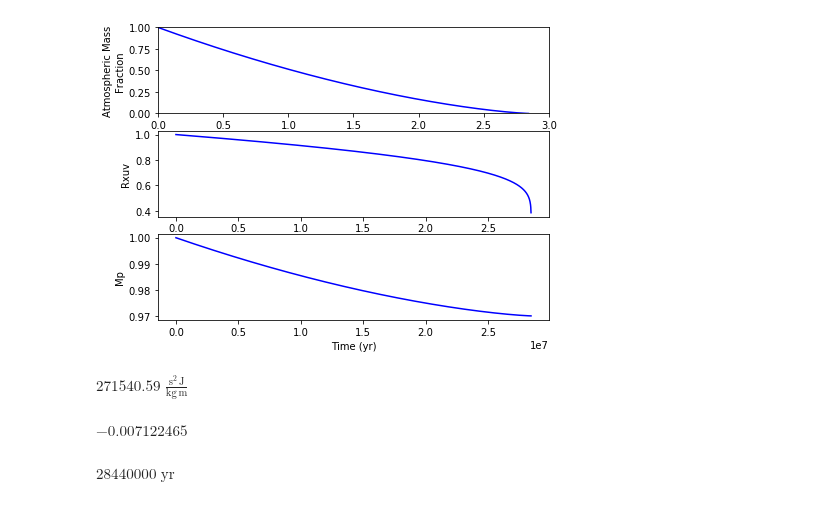
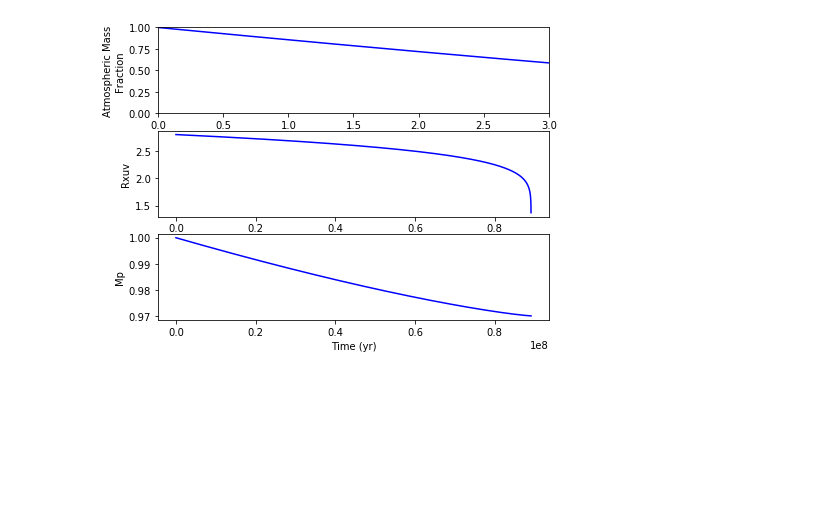
Before and after one commit to dm1681/Merging_Perts, a Jupyter notebook: Research/Merging_Perts/lehmer_test.ipynb, the cells around one changed output. Drawn from its saved outputs; the diff is of its cells as text; code cells hidden in the pictures; blank space fills up the shorter version.

```diff
--- a/Research/Merging_Perts/lehmer_test.ipynb
+++ b/Research/Merging_Perts/lehmer_test.ipynb
@@ -33,8 +33,8 @@ def calc_Rxuv(Rs, H, Pxuv, Ps):
 # %%
 # reproduce figure 3
 #
-alpha = 0.01
-Mp = 10
+alpha = 0.03
+Mp = 2.5
 Menv = alpha * Mp
 Mcore = Mp - Menv
 
@@ -79,6 +75,8 @@ P0 = calc_ps(g, Menv, dM0, Rs)
 P0 = P0.to(u.Pa)
 Rxuv0 = calc_Rxuv(Rs, H, Pxuv, P0)
 Rxuv0 = Rxuv0.decompose()
+if Rxuv0 <= Rs:
+    Rxuv0 = Rs
 dmdt0 = calc_dmdt(eta, Fxuv, Rxuv0, Mcore)
 dmdt0 = dmdt0.decompose()
 
@@ -102,5 +100,4 @@ data
 # %%
-
 
 while data['time'][-1] < tao:
     #pdb.set_trace()
@@ -109,13 +106,16 @@ while data['time'][-1] < tao:
 
     Menv_new = data['Menv'][-1] - data['dM'][-1]
     Mp_new = Mcore+Menv_new
-    alpha_new = Menv_new/Mp_new
+    alpha_new = Menv_new / Mp_new
 
     Ps_new = calc_ps(g, Menv_new, data['dM'][-1], Rs).decompose()
     Rxuv_new = calc_Rxuv(Rs, H, Pxuv, Ps_new).decompose()
+
+    if Rxuv_new <= Rs:
+        Rxuv_new = Rs
+    if Ps_new <= 0:
+        break
     dmdt_new = calc_dmdt(eta, Fxuv, Rxuv_new, Mcore).decompose()
 
     dm_new = (dmdt_new * dt).decompose()
     data.add_row((t_new, Mp_new, alpha_new, Menv_new, Ps_new, Rxuv_new, dmdt_new, dm_new))
-    if Ps_new <= 0:
-        break
@@ -122,45 +145,39 @@ while data['time'][-1] < tao:
 # %%
 time = data['time']
 Menv = data['Menv']
 Mp = data['Mp']
 Psurf = data['P_surf']
 Rxuv = data['R_xuv']
 dmdt = data['dMdt']
 dm = data['dM']
 
 
 fig,ax = plt.subplots(3,1)
 fig.set_size_inches(7,7)
 fig.subplots_adjust(bottom=0.3)
 
 ax[0].plot(time, Menv/Menv[0], color='blue')
 ax[0].set(ylabel='Atmospheric Mass\nFraction', xlim=(0,30e6), ylim=(0,1))
 
-ax[1].plot(time, Rxuv/Rxuv[0], color='blue')
+ax[1].plot(time, Rxuv/Rs, color='blue')
 ax[1].set(ylabel='Rxuv')
 
 ax[2].plot(time, Mp/Mp[0], color='blue')
 ax[2].set(ylabel='Mp', xlabel='Time (yr)')
 
 
 
 
 fig.savefig('atmesc.pdf')
 # %% [output]
-[figure, old version]
+[figure, new version]
 # %%
 H
-# %% [output]
-$271540.59 \; \mathrm{\frac{s^{2}\,J}{kg\,m}}$
 # %%
 lehm_final_time = 28644016 * u.yr
 diego_final_time = data['time'][-1]
 (diego_final_time - lehm_final_time)/(lehm_final_time)
-# %% [output]
-$-0.007122465 \; \mathrm{}$
 # %%
 diego_final_time
-# %% [output]
-$28440000 \; \mathrm{yr}$
 # %%
 lehm_final_time
```
Also changed, not shown: parts of 10 cells of this notebook, 2 other files.
